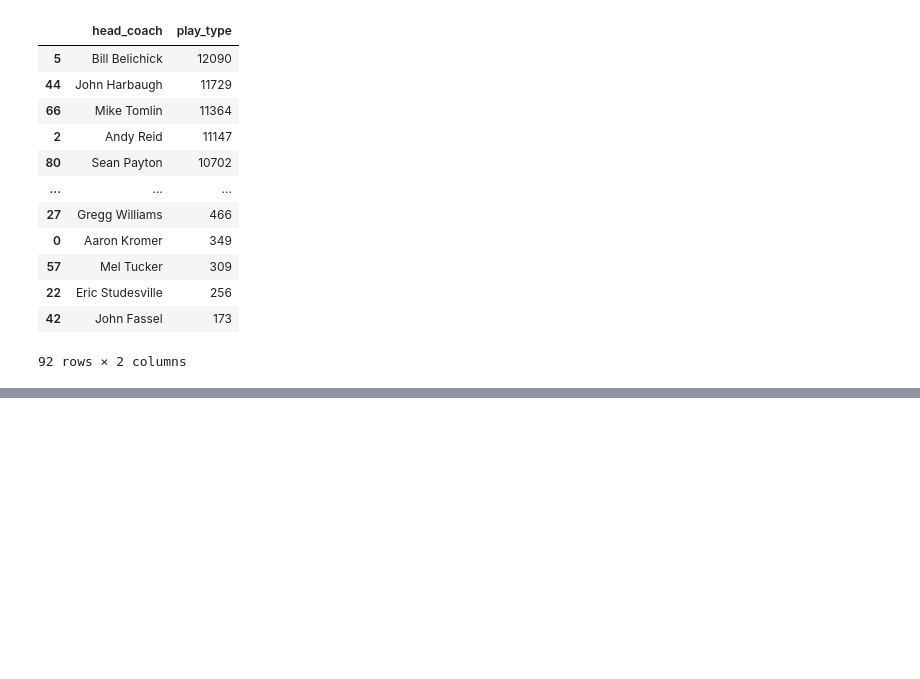
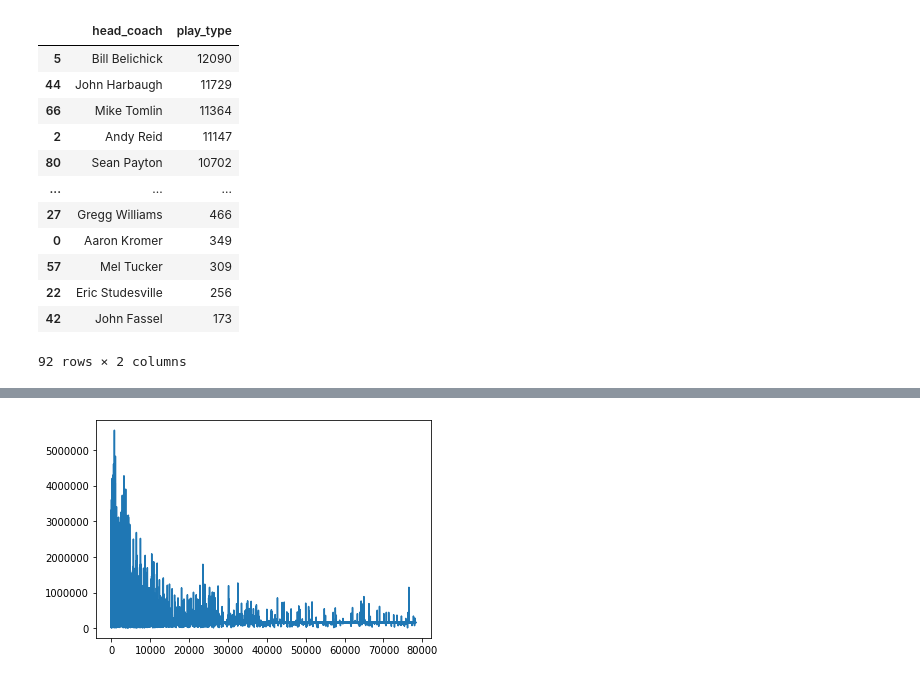
Before and after one commit to btatkinson/pass_exp, a Jupyter notebook: nfl_pass_exp.ipynb, the cells around one changed output, grey strips where cells are left out. Cells and saved outputs as stored; diff of their text form; code cells hidden in the pictures; blank space fills up the shorter version.

```diff
--- a/nfl_pass_exp.ipynb
+++ b/nfl_pass_exp.ipynb
@@ -659,0 +782,4 @@ Andy Reid and Jim Harbaugh combined for 15107 plays in the dataset
+# %%
+plt.plot(approx.hist);
+# %% [output]
+[figure, added]
```
Also changed, not shown: parts of 12 cells of this notebook.
